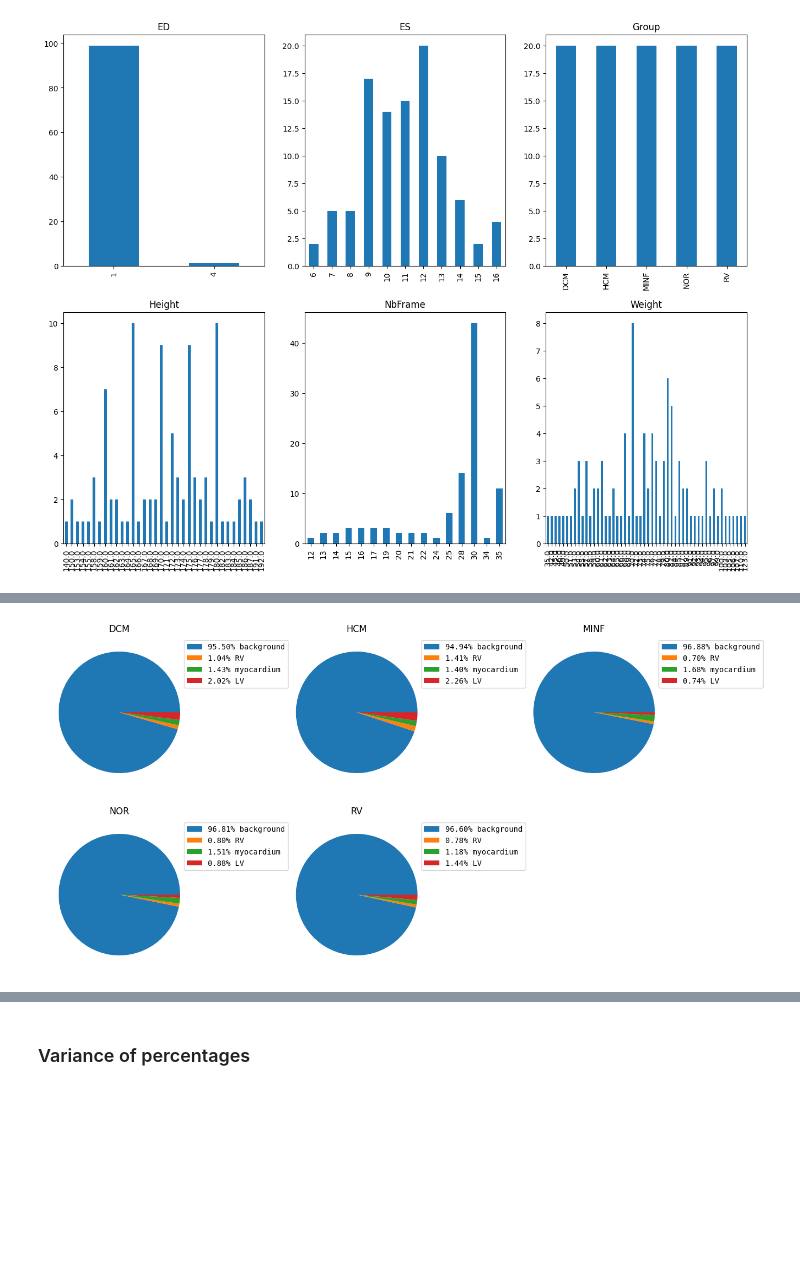
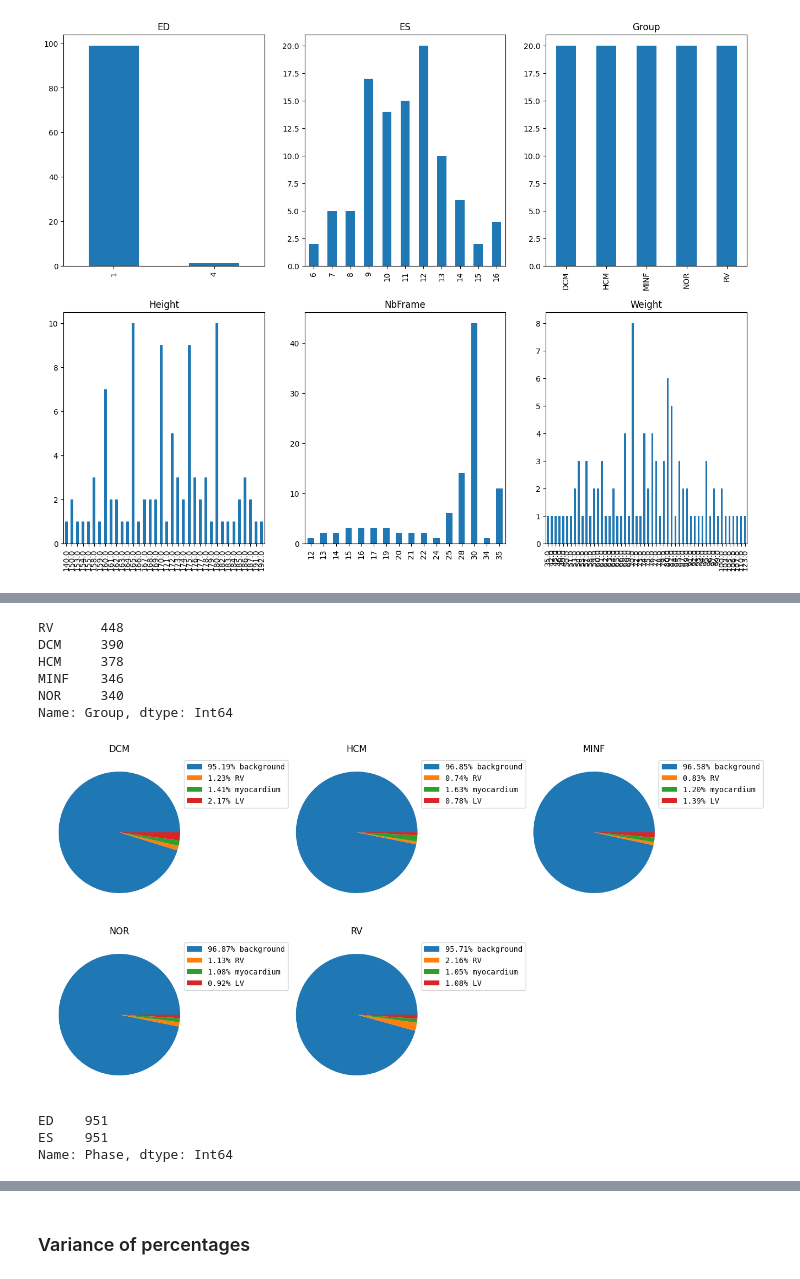
Before and after one commit to drigba/medical_image_segmentation, a Jupyter notebook: analysis.ipynb, the cells around one changed output, grey strips where cells are left out. Cells and saved outputs as stored; diff of their text form; code cells hidden in the pictures; blank space fills up the shorter version.

```diff
--- a/analysis.ipynb
+++ b/analysis.ipynb
@@ -137,4 +122,4 @@ def get_label_percentages(label_img):
 # %%
-from data_utils.data_utils import get_acdc
-
-acdc_data, _, _ = get_acdc(path="database/training")
+from data_utils.data_utils import get_images_with_info
+acdc_data = get_images_with_info("database/training")
+acdc_test = get_images_with_info("database/testing")
@@ -162,4 +160,0 @@ Grouped by the patient groups
-# %%
-percs = []
-for i, l in enumerate(acdc_data[1]):
-    percs.append(get_label_percentages(l))
@@ -171,19 +161,49 @@ groups = info_df['Group'].value_counts().index
+# %%
+from data_utils.data_utils import get_label_percentages
+percs = []
+for l in acdc_data[1]:
+    lp = get_label_percentages(l[0])
+    lp.append(l[1])
+    lp.append(l[2])
+    percs.append(lp)
+# %%
+columns = ['background','RV','myocardium','LV','Group','Phase']
+percs_df = pd.DataFrame(percs, columns=columns)
+
+types = ['float32', 'float32', 'float32', 'float32', 'string', 'string']
+column_types_dict = dict(zip(percs_df.columns, types))
+percs_df = percs_df.astype(column_types_dict)
+
+value_columns = percs_df.columns[0:4]
+percs_df['Group'].value_counts()
+# %% [output]
+RV      448
+DCM     390
+HCM     378
+MINF    346
+NOR     340
+Name: Group, dtype: Int64
 # %%
-
+groups = info_df['Group'].value_counts().index
 fig, axes = plt.subplots(2,3, figsize=(16,8))
 for i, ax in enumerate(axes.reshape(-1)):
     if i < 5:
         ax.title.set_text(groups[i])
-        start = i*20*10
-        end = (i*20+20)*10
-        data = percs_df[start:end].mean()
+        data = percs_df[percs_df['Group'] == groups[i]]
+        data = data[value_columns].mean()
         labels = []
         for l, v in zip(data.index , data.values):
             labels.append(format(v, ".2%") + " " + l)
         ax.pie(data.values, radius=1)
         ax.legend(labels, bbox_to_anchor=(0.9, 1), prop={'family': 'DejaVu Sans Mono'})
     else:
         ax.set_visible(False)
 plt.show()
 # %% [output]
-[figure, old version]
+[figure, new version]
+# %%
+percs_df['Phase'].value_counts()
+# %% [output]
+ED    951
+ES    951
+Name: Phase, dtype: Int64
```
Also changed, not shown: parts of 11 cells of this notebook, 2 other files.
